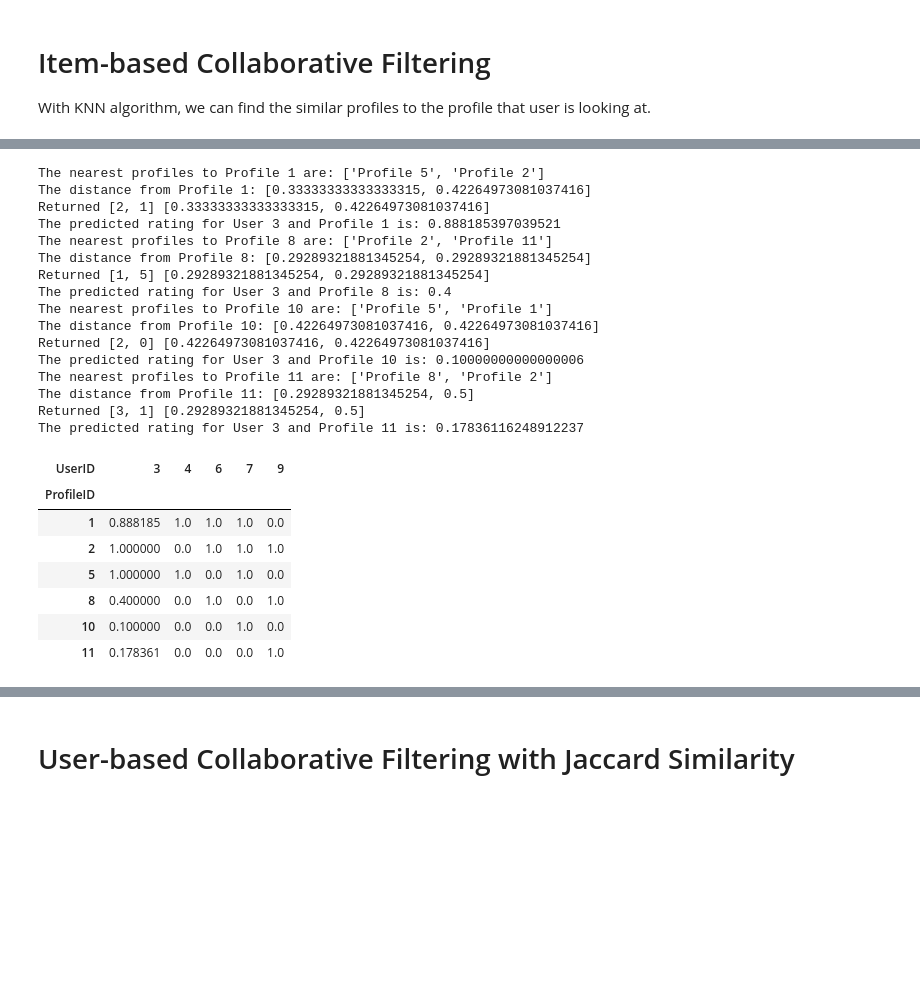
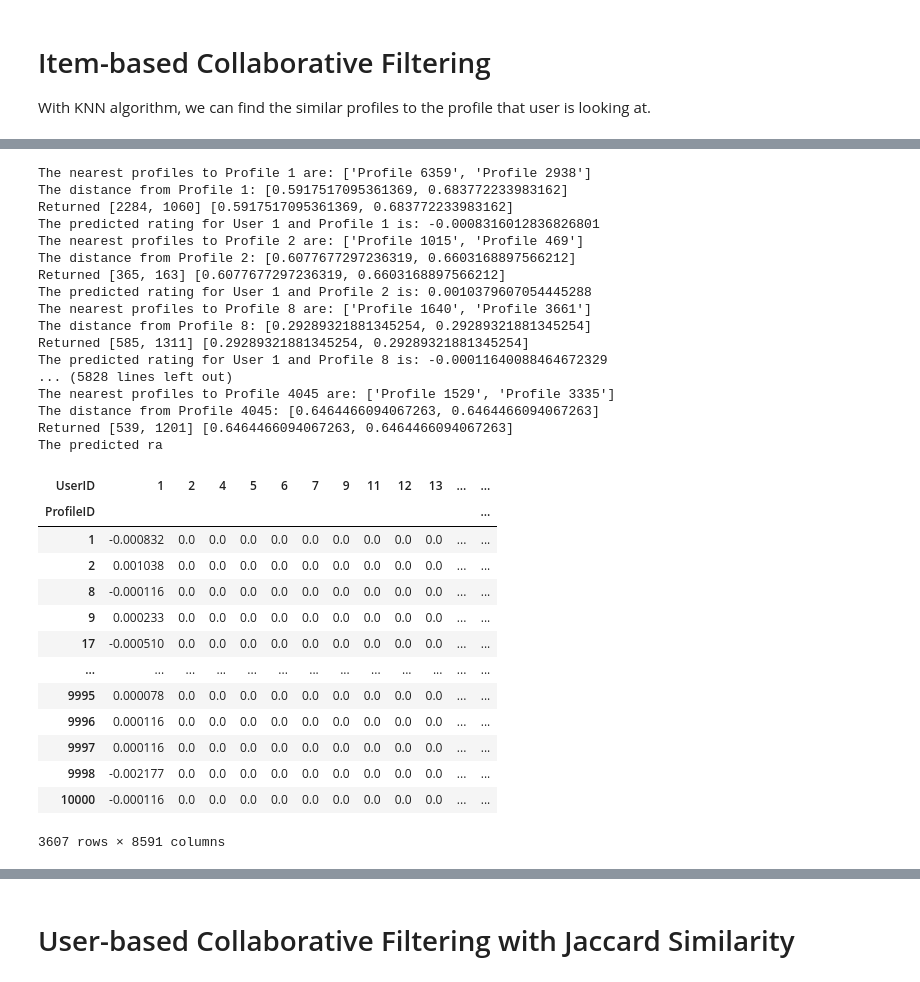
Before and after one commit to IamMrandrew/recommender-system-collaborative-filtering, a Jupyter notebook: RecommenderSystemCollaborativeFiltering.ipynb, the cells around one changed output, grey strips where cells are left out. Saved outputs shown, nothing was run; the diff lists cells and outputs as text; code cells hidden in the pictures; blank space fills up the shorter version.

Commit message:
Fix crash on large dataset

```diff
--- a/RecommenderSystemCollaborativeFiltering.ipynb
+++ b/RecommenderSystemCollaborativeFiltering.ipynb
@@ -6,8 +6,8 @@ First, we need to read the data from the dataset.
 import pandas as pd
 import numpy as np
 # %%
-# datasets_loc = "datasets"
-datasets_loc = "toy_datasets"
+datasets_loc = "datasets"
+# datasets_loc = "toy_datasets"
 # %%
 ratings = pd.read_csv(datasets_loc + "/ratings.csv", delim_whitespace=True, skiprows=1, names=["UserID", "ProfileID", "Rating"])
 # gender = pd.read_csv(datasets_loc + "/info.csv", names=["UserID", "Gender"]) (For large dataset)
@@ -177,14 +184,16 @@ def findNearestProfiles(profile_id):
     # Find the distances between the profile and similar profiles
     sim_profiles_distances = distances[index_of_profile].tolist()
 
-    # The position of the profile in the list of similar profiles
-    index_of_profile_in_sim = sim_profiles.index(index_of_profile)
+    # Case when the target profile is not in the list, multiple values are the same
+    if index_of_profile in sim_profiles:
+        # The position of the profile in the list of similar profiles
+        index_of_profile_in_sim = sim_profiles.index(index_of_profile)
 
-    # Remove the profile from the list of similar profiles
-    sim_profiles.pop(index_of_profile_in_sim)
+        # Remove the profile from the list of similar profiles
+        sim_profiles.pop(index_of_profile_in_sim)
 
-    # Remove the profile from the list of similar profiles
-    sim_profiles_distances.pop(index_of_profile_in_sim)
+        # Remove the profile from the list of similar profiles distances
+        sim_profiles_distances.pop(index_of_profile_in_sim)
 
     print("The nearest profiles to Profile {} are:".format(profile_id), ["Profile {}".format(user_ratings_df.columns[i]) for i in sim_profiles])
     print("The distance from Profile {}:".format(profile_id), sim_profiles_distances)
@@ -220,10 +229,13 @@ def predict_rating_with_neighbor_correlations(user_id, profile_id):
     numerator = sum([sim_profiles_distances[i] * (sim_profiles_ratings[i][index_of_user] - average(user_ratings_df.T.iloc[sim_profiles[i]].values.tolist())) for i in range(len(sim_profiles))])
     denominator = sum(sim_profiles_distances)
 
-    predicted_rating = average(profile_ratings) + numerator / denominator
+    if denominator > 0:
+        predicted_rating = average(profile_ratings) + numerator / denominator
+    else:
+        predicted_rating = average(profile_ratings)
 
     print("The predicted rating for User {}".format(user_id), "and Profile {} is:".format(profile_id), predicted_rating)
 
     return predicted_rating
 
-predict_rating_with_neighbor_correlations(3, 11)
+# predict_rating_with_neighbor_correlations(3, 11)
@@ -250,33 +256,40 @@ def recommender_system_item_based_CF(user_id):
     return recommendations
 # %%
 # Output recommendations
-user_id = 3
+user_id = 1
 
 recommendations = recommender_system_item_based_CF(user_id)
 pd.DataFrame(predicted_ratings)
 # %% [output]
-The nearest profiles to Profile 1 are: ['Profile 5', 'Profile 2']
-The distance from Profile 1: [0.33333333333333315, 0.42264973081037416]
-Returned [2, 1] [0.33333333333333315, 0.42264973081037416]
-The predicted rating for User 3 and Profile 1 is: 0.888185397039521
-The nearest profiles to Profile 8 are: ['Profile 2', 'Profile 11']
+The nearest profiles to Profile 1 are: ['Profile 6359', 'Profile 2938']
+The distance from Profile 1: [0.5917517095361369, 0.683772233983162]
+Returned [2284, 1060] [0.5917517095361369, 0.683772233983162]
+The predicted rating for User 1 and Profile 1 is: -0.0008316012836826801
+The nearest profiles to Profile 2 are: ['Profile 1015', 'Profile 469']
+The distance from Profile 2: [0.6077677297236319, 0.6603168897566212]
+Returned [365, 163] [0.6077677297236319, 0.6603168897566212]
+The predicted rating for User 1 and Profile 2 is: 0.0010379607054445288
+The nearest profiles to Profile 8 are: ['Profile 1640', 'Profile 3661']
 The distance from Profile 8: [0.29289321881345254, 0.29289321881345254]
-Returned [1, 5] [0.29289321881345254, 0.29289321881345254]
-The predicted rating for User 3 and Profile 8 is: 0.4
-The nearest profiles to Profile 10 are: ['Profile 5', 'Profile 1']
-The distance from Profile 10: [0.42264973081037416, 0.42264973081037416]
-Returned [2, 0] [0.42264973081037416, 0.42264973081037416]
-The predicted rating for User 3 and Profile 10 is: 0.10000000000000006
-The nearest profiles to Profile 11 are: ['Profile 8', 'Profile 2']
-The distance from Profile 11: [0.29289321881345254, 0.5]
-Returned [3, 1] [0.29289321881345254, 0.5]
-The predicted rating for User 3 and Profile 11 is: 0.17836116248912237
+Returned [585, 1311] [0.29289321881345254, 0.29289321881345254]
+The predicted rating for User 1 and Profile 8 is: -0.00011640088464672329
+... (5828 lines left out)
+The nearest profiles to Profile 4045 are: ['Profile 1529', 'Profile 3335']
+The distance from Profile 4045: [0.6464466094067263, 0.6464466094067263]
+Returned [539, 1201] [0.6464466094067263, 0.6464466094067263]
+The predicted ra
-| UserID | 3 | 4 | 6 | 7 | 9 |
-| ProfileID |  |  |  |  |  |
-| 1 | 0.888185 | 1.0 | 1.0 | 1.0 | 0.0 |
-| 2 | 1.000000 | 0.0 | 1.0 | 1.0 | 1.0 |
-| 5 | 1.000000 | 1.0 | 0.0 | 1.0 | 0.0 |
-| 8 | 0.400000 | 0.0 | 1.0 | 0.0 | 1.0 |
-| 10 | 0.100000 | 0.0 | 0.0 | 1.0 | 0.0 |
-| 11 | 0.178361 | 0.0 | 0.0 | 0.0 | 1.0 |
+| UserID | 1 | 2 | 4 | 5 | 6 | 7 | 9 | 11 | 12 | 13 | ... | ... |
+| ProfileID |  |  |  |  |  |  |  |  |  |  |  | ... |
+| 1 | -0.000832 | 0.0 | 0.0 | 0.0 | 0.0 | 0.0 | 0.0 | 0.0 | 0.0 | 0.0 | ... | ... |
+| 2 | 0.001038 | 0.0 | 0.0 | 0.0 | 0.0 | 0.0 | 0.0 | 0.0 | 0.0 | 0.0 | ... | ... |
+| 8 | -0.000116 | 0.0 | 0.0 | 0.0 | 0.0 | 0.0 | 0.0 | 0.0 | 0.0 | 0.0 | ... | ... |
+| 9 | 0.000233 | 0.0 | 0.0 | 0.0 | 0.0 | 0.0 | 0.0 | 0.0 | 0.0 | 0.0 | ... | ... |
+| 17 | -0.000510 | 0.0 | 0.0 | 0.0 | 0.0 | 0.0 | 0.0 | 0.0 | 0.0 | 0.0 | ... | ... |
+| ... | ... | ... | ... | ... | ... | ... | ... | ... | ... | ... | ... | ... |
+| 9995 | 0.000078 | 0.0 | 0.0 | 0.0 | 0.0 | 0.0 | 0.0 | 0.0 | 0.0 | 0.0 | ... | ... |
+| 9996 | 0.000116 | 0.0 | 0.0 | 0.0 | 0.0 | 0.0 | 0.0 | 0.0 | 0.0 | 0.0 | ... | ... |
+| 9997 | 0.000116 | 0.0 | 0.0 | 0.0 | 0.0 | 0.0 | 0.0 | 0.0 | 0.0 | 0.0 | ... | ... |
+| 9998 | -0.002177 | 0.0 | 0.0 | 0.0 | 0.0 | 0.0 | 0.0 | 0.0 | 0.0 | 0.0 | ... | ... |
+| 10000 | -0.000116 | 0.0 | 0.0 | 0.0 | 0.0 | 0.0 | 0.0 | 0.0 | 0.0 | 0.0 | ... | ... |
+3607 rows × 8591 columns
 # %%
```
Also changed, not shown: parts of 16 cells of this notebook.
